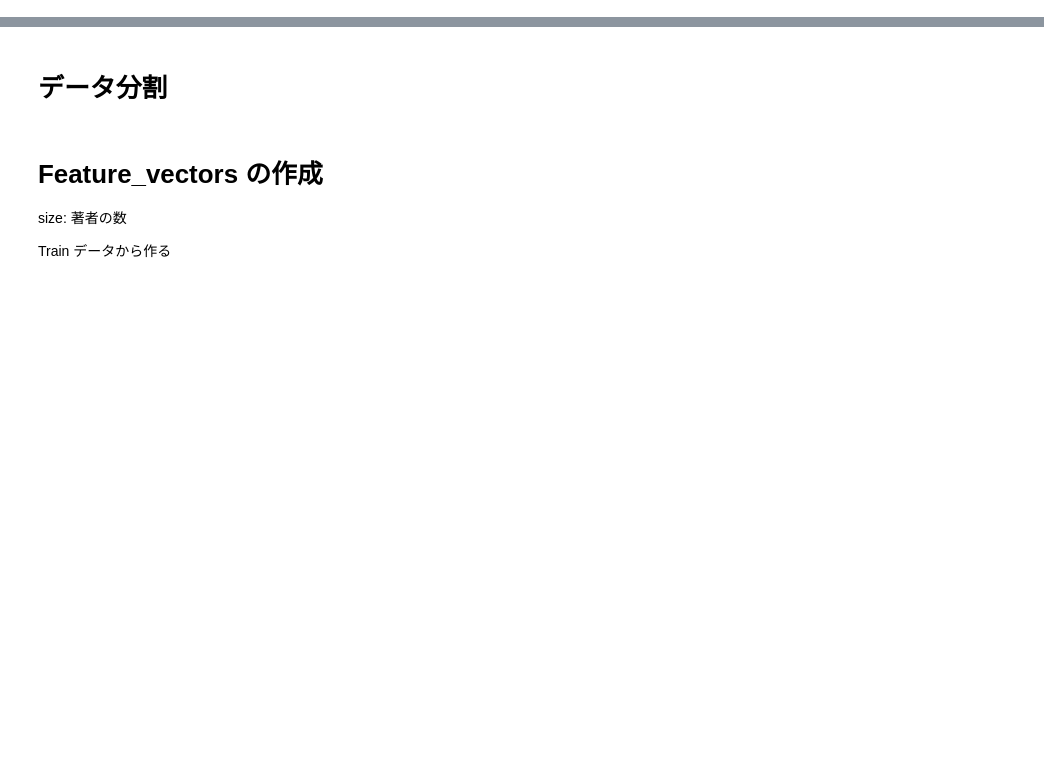
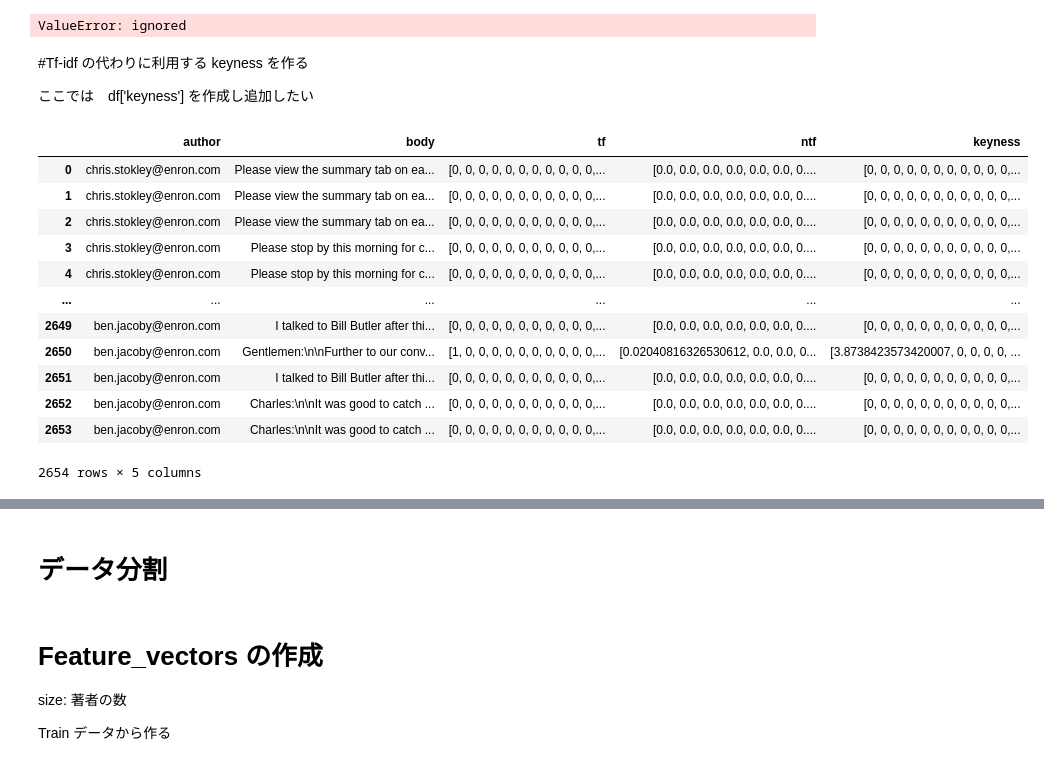
Before and after one commit to mattya144/ExpertSystemWithPython, a Jupyter notebook: create_reference_vectors.ipynb, the cells around one changed output, grey strips where cells are left out. Cells and saved outputs as stored; diff of their text form; code cells hidden in the pictures; blank space fills up the shorter version.

Commit message:
Add log-ratio keyness extracting code

```diff
--- a/create_reference_vectors.ipynb
+++ b/create_reference_vectors.ipynb
@@ -46,0 +79,7 @@ df['tfidf'] = tfidf_mat.tolist()
+# %%
+# 0 ベクトルを消去 Normalization のため
+for i, vec in enumerate(df['tf']):
+    if sum(vec) == 0:
+        df = df.drop(i)
+
+df = df.reset_index(drop=True)
@@ -46,0 +100,61 @@ df['tfidf'] = tfidf_mat.tolist()
+# %%
+import math
+math.log2(0)
+# %% [output]
+ValueError: ignored
+# %% [markdown]
+#Tf-idf の代わりに利用する keyness を作る
+
+ここでは　df['keyness'] を作成し追加したい
+# %%
+import math
+# we generaly name 'ntf' for normalized term frequency
+
+
+# First, create the shared normalized tf vector
+shared_ntf = None # shared ntf of all document
+
+matrix = []
+for row in df['ntf']:
+    matrix.append(row)
+
+np_matrix = np.array(matrix)
+
+mean_vector = np_matrix.mean(axis=0)
+
+shared_ntf = mean_vector.tolist()
+
+
+
+def keyness(ntf_vector1, ref_ntf_vector2): # freq_vector1 and freq_vector2 are both already normalized
+    keyness_vec = []
+    for i, x in enumerate(ntf_vector1):
+        if ntf_vector1[i] == 0:
+            keyness_vec.append(0)
+        else:
+            keyness_vec.append(math.log2(ntf_vector1[i]/ref_ntf_vector2[i]))
+
+    return keyness_vec
+
+
+keyness_mat = []
+for ntf_vector in df['ntf']:
+    keyness_vec = keyness(ntf_vector, shared_ntf)
+    keyness_mat.append(keyness_vec)
+# %%
+df['keyness'] = keyness_mat
+df
+# %% [output]
+|  | author | body | tf | ntf | keyness |
+| 0 | chris.stokley@enron.com | Please view the summary tab on ea... | [0, 0, 0, 0, 0, 0, 0, 0, 0, 0, 0,... | [0.0, 0.0, 0.0, 0.0, 0.0, 0.0, 0.... | [0, 0, 0, 0, 0, 0, 0, 0, 0, 0, 0,... |
+| 1 | chris.stokley@enron.com | Please view the summary tab on ea... | [0, 0, 0, 0, 0, 0, 0, 0, 0, 0, 0,... | [0.0, 0.0, 0.0, 0.0, 0.0, 0.0, 0.... | [0, 0, 0, 0, 0, 0, 0, 0, 0, 0, 0,... |
+| 2 | chris.stokley@enron.com | Please view the summary tab on ea... | [0, 0, 0, 0, 0, 0, 0, 0, 0, 0, 0,... | [0.0, 0.0, 0.0, 0.0, 0.0, 0.0, 0.... | [0, 0, 0, 0, 0, 0, 0, 0, 0, 0, 0,... |
+| 3 | chris.stokley@enron.com | Please stop by this morning for c... | [0, 0, 0, 0, 0, 0, 0, 0, 0, 0, 0,... | [0.0, 0.0, 0.0, 0.0, 0.0, 0.0, 0.... | [0, 0, 0, 0, 0, 0, 0, 0, 0, 0, 0,... |
+| 4 | chris.stokley@enron.com | Please stop by this morning for c... | [0, 0, 0, 0, 0, 0, 0, 0, 0, 0, 0,... | [0.0, 0.0, 0.0, 0.0, 0.0, 0.0, 0.... | [0, 0, 0, 0, 0, 0, 0, 0, 0, 0, 0,... |
+| ... | ... | ... | ... | ... | ... |
+| 2649 | ben.jacoby@enron.com | I talked to Bill Butler after thi... | [0, 0, 0, 0, 0, 0, 0, 0, 0, 0, 0,... | [0.0, 0.0, 0.0, 0.0, 0.0, 0.0, 0.... | [0, 0, 0, 0, 0, 0, 0, 0, 0, 0, 0,... |
+| 2650 | ben.jacoby@enron.com | Gentlemen:\n\nFurther to our conv... | [1, 0, 0, 0, 0, 0, 0, 0, 0, 0, 0,... | [0.02040816326530612, 0.0, 0.0, 0... | [3.8738423573420007, 0, 0, 0, 0, ... |
+| 2651 | ben.jacoby@enron.com | I talked to Bill Butler after thi... | [0, 0, 0, 0, 0, 0, 0, 0, 0, 0, 0,... | [0.0, 0.0, 0.0, 0.0, 0.0, 0.0, 0.... | [0, 0, 0, 0, 0, 0, 0, 0, 0, 0, 0,... |
+| 2652 | ben.jacoby@enron.com | Charles:\n\nIt was good to catch ... | [0, 0, 0, 0, 0, 0, 0, 0, 0, 0, 0,... | [0.0, 0.0, 0.0, 0.0, 0.0, 0.0, 0.... | [0, 0, 0, 0, 0, 0, 0, 0, 0, 0, 0,... |
+| 2653 | ben.jacoby@enron.com | Charles:\n\nIt was good to catch ... | [0, 0, 0, 0, 0, 0, 0, 0, 0, 0, 0,... | [0.0, 0.0, 0.0, 0.0, 0.0, 0.0, 0.... | [0, 0, 0, 0, 0, 0, 0, 0, 0, 0, 0,... |
+2654 rows × 5 columns
```
Also changed, not shown: parts of 16 cells of this notebook.
